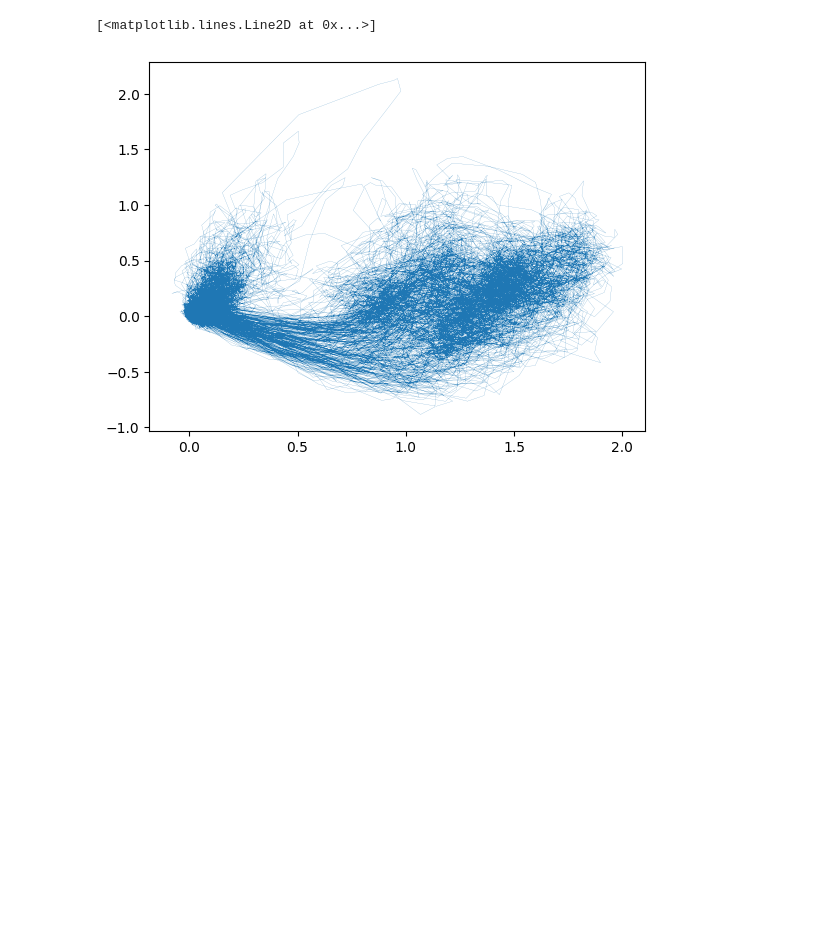
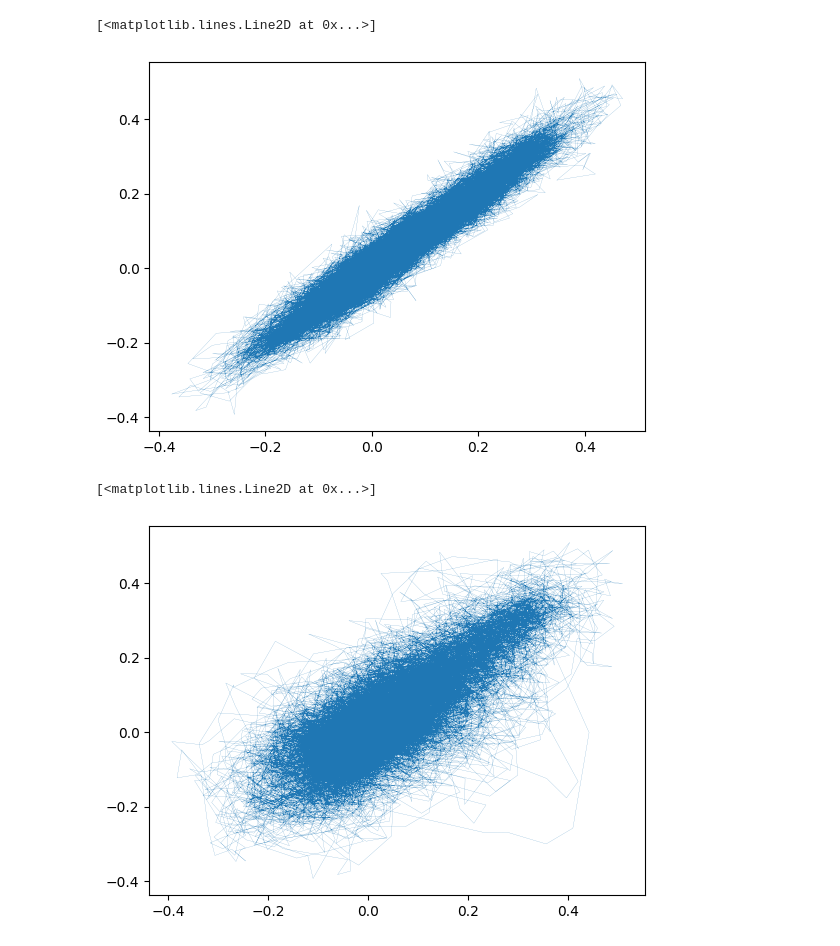
Before and after one commit to z7743/FlowDecomposition, a Jupyter notebook: notebooks/test.ipynb, the cells around one changed output. Drawn from its saved outputs; the diff is of its cells as text; code cells hidden in the pictures; blank space fills up the shorter version.

```diff
--- a/notebooks/test.ipynb
+++ b/notebooks/test.ipynb
@@ -93,8 +180,13 @@ KeyboardInterrupt:
 # %%
 unmixed = fd.predict(X)
 # %%
-plt.plot(unmixed[:50000,1,0],unmixed[:50000,0,0],lw=0.1)
+plt.plot(unmixed[:50000,1,1],unmixed[:50000,1,0],lw=0.1)
 # %% [output]
 [<matplotlib.lines.Line2D at 0x...>]
-[figure, old version]
+[figure, new version]
+# %%
+plt.plot(unmixed[5:50000,1,0],unmixed[:49995,1,0],lw=0.1)
+# %% [output]
+[<matplotlib.lines.Line2D at 0x...>]
+[figure, added]
 # %%
```
Also changed, not shown: parts of 9 cells of this notebook, 4 other files.
